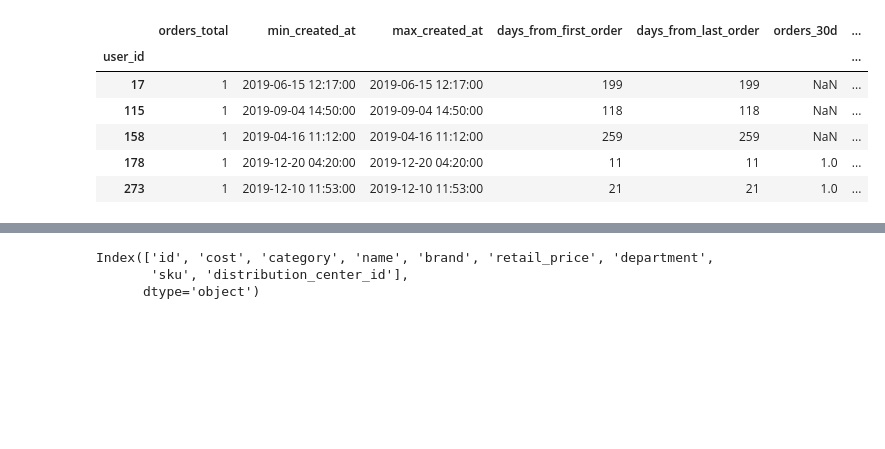
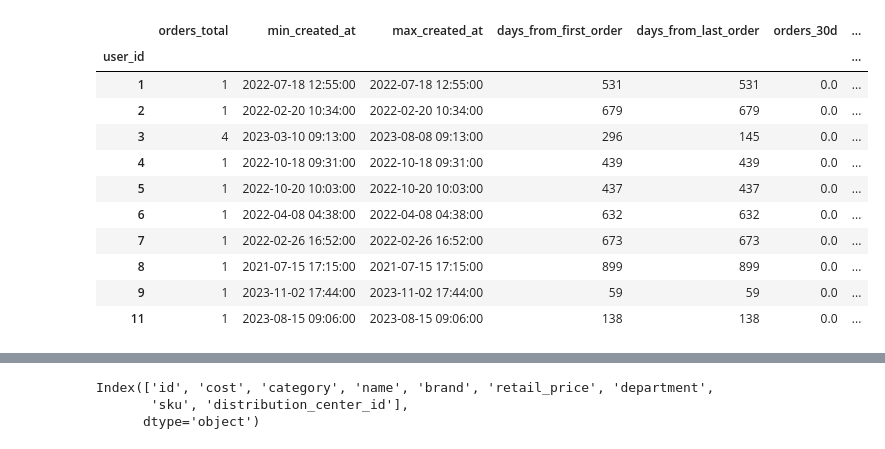
Before and after one commit to wjdals210/clv-the-look, a Jupyter notebook: notebooks/JeongminLee_nb.ipynb, the cells around one changed output, grey strips where cells are left out. Saved outputs shown, nothing was run; the diff lists cells and outputs as text; code cells hidden in the pictures; blank space fills up the shorter version.

```diff
--- a/notebooks/JeongminLee_nb.ipynb
+++ b/notebooks/JeongminLee_nb.ipynb
@@ -76,7 +94,7 @@ def order_features(orders_df, order_items_df, split_date):
     orders_df['days_delivery'] = (orders_df['delivered_at'] - orders_df['created_at']).dt.days
 
     # Filter data only for last 2 years
-    orders_df = orders_df[(orders_df.days_to_split_date >= 0) & (orders_df.days_to_split_date < 365*2)]
+    orders_df = orders_df[(orders_df.days_to_split_date >= 0) & (orders_df.days_to_split_date < 365*3)]
 
     # Base dataset : user level
     base = orders_df[['user_id','order_id']].groupby('user_id').count().rename(columns={'order_id': 'orders_total'})
@@ -139,16 +157,36 @@ def order_features(orders_df, order_items_df, split_date):
     avg_items_p_order = orders_df[['user_id','num_of_item']].groupby('user_id').mean().rename(columns={'num_of_item': 'avg_num_items'})
     base = base.merge(avg_items_p_order, on='user_id')
 
+    # Fill NA with 0 for selected columns
+    selected_columns = ['orders_total',
+              'orders_30d',
+              'orders_60d',
+              'orders_120d',
+              'orders_240d',
+              'orders_480d',
+              'revenue_30d',
+              'revenue_60d',
+              'revenue_120d',
+              'revenue_240d',
+              'revenue_480d']
+
+    base[selected_columns] = base[selected_columns].fillna(0)
+
     return base
 # %%
-temp_date = dt.datetime(2020,1,1)
-result = order_features(temp_date, orders_df, order_items_df)
-result.head(5)
+temp_date = dt.datetime(2024,1,1)
+result = order_features(orders_df, order_items_df, temp_date)
+result.head(10)
 # %% [output]
 |  | orders_total | min_created_at | max_created_at | days_from_first_order | days_from_last_order | orders_30d | ... |
 | user_id |  |  |  |  |  |  | ... |
-| 17 | 1 | 2019-06-15 12:17:00 | 2019-06-15 12:17:00 | 199 | 199 | NaN | ... |
-| 115 | 1 | 2019-09-04 14:50:00 | 2019-09-04 14:50:00 | 118 | 118 | NaN | ... |
-| 158 | 1 | 2019-04-16 11:12:00 | 2019-04-16 11:12:00 | 259 | 259 | NaN | ... |
-| 178 | 1 | 2019-12-20 04:20:00 | 2019-12-20 04:20:00 | 11 | 11 | 1.0 | ... |
-| 273 | 1 | 2019-12-10 11:53:00 | 2019-12-10 11:53:00 | 21 | 21 | 1.0 | ... |
+| 1 | 1 | 2022-07-18 12:55:00 | 2022-07-18 12:55:00 | 531 | 531 | 0.0 | ... |
+| 2 | 1 | 2022-02-20 10:34:00 | 2022-02-20 10:34:00 | 679 | 679 | 0.0 | ... |
+| 3 | 4 | 2023-03-10 09:13:00 | 2023-08-08 09:13:00 | 296 | 145 | 0.0 | ... |
+| 4 | 1 | 2022-10-18 09:31:00 | 2022-10-18 09:31:00 | 439 | 439 | 0.0 | ... |
+| 5 | 1 | 2022-10-20 10:03:00 | 2022-10-20 10:03:00 | 437 | 437 | 0.0 | ... |
+| 6 | 1 | 2022-04-08 04:38:00 | 2022-04-08 04:38:00 | 632 | 632 | 0.0 | ... |
+| 7 | 1 | 2022-02-26 16:52:00 | 2022-02-26 16:52:00 | 673 | 673 | 0.0 | ... |
+| 8 | 1 | 2021-07-15 17:15:00 | 2021-07-15 17:15:00 | 899 | 899 | 0.0 | ... |
+| 9 | 1 | 2023-11-02 17:44:00 | 2023-11-02 17:44:00 | 59 | 59 | 0.0 | ... |
+| 11 | 1 | 2023-08-15 09:06:00 | 2023-08-15 09:06:00 | 138 | 138 | 0.0 | ... |
```
Also changed, not shown: parts of 43 cells of this notebook, 1 other file.
